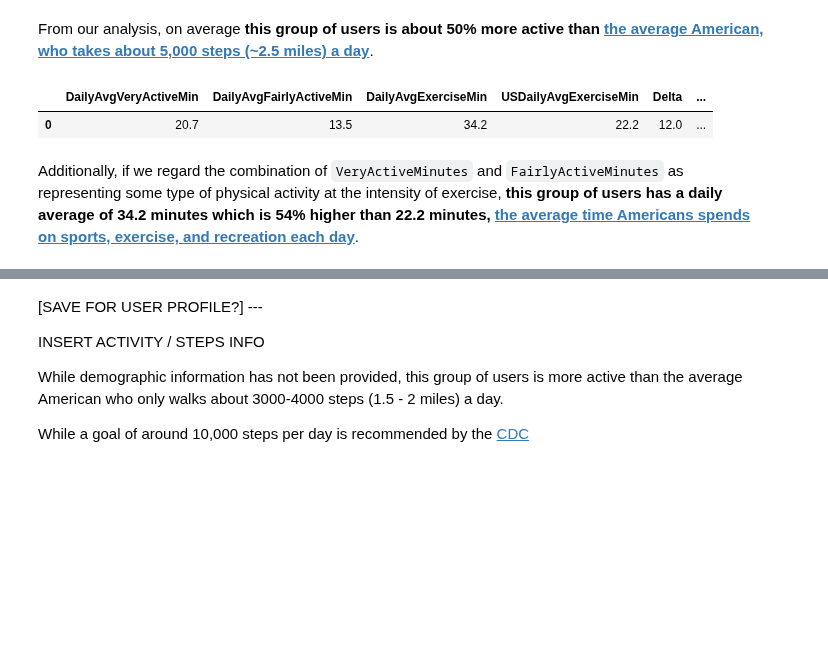
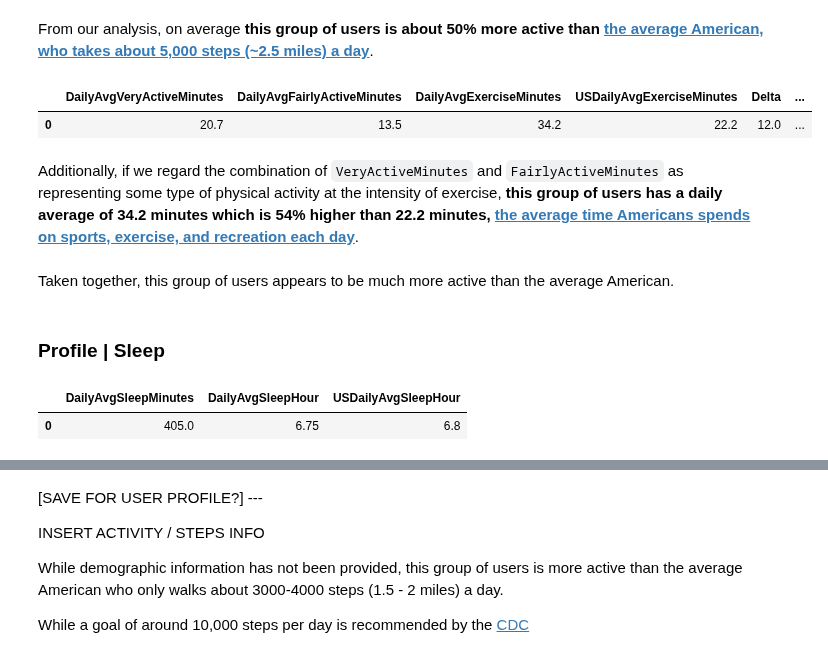
Before and after one commit to phlln/bellabeat-analysis, a Jupyter notebook: bellabeat_bigquery_playground.ipynb, the cells around one changed output, grey strips where cells are left out. Saved outputs shown, nothing was run; the diff lists cells and outputs as text; code cells hidden in the pictures; blank space fills up the shorter version.

```diff
--- a/bellabeat_bigquery_playground.ipynb
+++ b/bellabeat_bigquery_playground.ipynb
@@ -1399,33 +1399,33 @@ From our analysis, on average **this group of users is about 50% more active tha
 # %%
 %%bigquery
 WITH indiv_avg_intensity AS (
     SELECT Id,
            FORMAT_DATE('%a', ActivityDate) AS DayOfWeek,
            FORMAT_DATE('%w', ActivityDate) AS DayOfWeekOrder,
-           AVG(VeryActiveMinutes) AS IndivAvgVeryActiveMin,
-           AVG(FairlyActiveMinutes) AS IndivAvgFairlyActiveMin,
-           AVG(VeryActiveMinutes)+AVG(FairlyActiveMinutes) AS IndivAvgExerciseMin
+           AVG(VeryActiveMinutes) AS IndivAvgVeryActiveMinutes,
+           AVG(FairlyActiveMinutes) AS IndivAvgFairlyActiveMinutes,
+           AVG(VeryActiveMinutes)+AVG(FairlyActiveMinutes) AS IndivAvgExerciseMinutes
     FROM `gac-bellabeat.activity.daily`
     GROUP BY 1, 2, 3
 ),
 group_avg_intensity AS (
     SELECT DayOfWeek,
            DayOfWeekOrder,
-           AVG(IndivAvgVeryActiveMin) AS AvgVeryActiveMin,
-           AVG(IndivAvgFairlyActiveMin) AS AvgFairlyActiveMin,
-           AVG(IndivAvgVeryActiveMin) + AVG(IndivAvgFairlyActiveMin) AS AvgExerciseMin
+           AVG(IndivAvgVeryActiveMinutes) AS AvgVeryActiveMinutes,
+           AVG(IndivAvgFairlyActiveMinutes) AS AvgFairlyActiveMinutes,
+           AVG(IndivAvgVeryActiveMinutes) + AVG(IndivAvgFairlyActiveMinutes) AS AvgExerciseMinutes
       FROM indiv_avg_intensity
      GROUP BY 1, DayOfWeekOrder
 )
-SELECT  ROUND(AVG(AvgVeryActiveMin), 1) AS DailyAvgVeryActiveMin,
-        ROUND(AVG(AvgFairlyActiveMin), 1) AS DailyAvgFairlyActiveMin,
-        ROUND(AVG(AvgVeryActiveMin) + AVG(AvgFairlyActiveMin),1) AS DailyAvgExerciseMin,
-        22.2 AS USDailyAvgExerciseMin,
-        ROUND(AVG(AvgVeryActiveMin) + AVG(AvgFairlyActiveMin),1) - 22.2 AS Delta,
-        ROUND(((AVG(AvgVeryActiveMin) + AVG(AvgFairlyActiveMin)) - 22.2) / 22.2 *100, 1) AS PctDiff
+SELECT  ROUND(AVG(AvgVeryActiveMinutes), 1) AS DailyAvgVeryActiveMinutes,
+        ROUND(AVG(AvgFairlyActiveMinutes), 1) AS DailyAvgFairlyActiveMinutes,
+        ROUND(AVG(AvgVeryActiveMinutes) + AVG(AvgFairlyActiveMinutes),1) AS DailyAvgExerciseMinutes,
+        22.2 AS USDailyAvgExerciseMinutes,
+        ROUND(AVG(AvgVeryActiveMinutes) + AVG(AvgFairlyActiveMinutes),1) - 22.2 AS Delta,
+        ROUND(((AVG(AvgVeryActiveMinutes) + AVG(AvgFairlyActiveMinutes)) - 22.2) / 22.2 *100, 1) AS PctDiff
   FROM group_avg_intensity;
 # %% [output]
-|  | DailyAvgVeryActiveMin | DailyAvgFairlyActiveMin | DailyAvgExerciseMin | USDailyAvgExerciseMin | Delta | ... |
+|  | DailyAvgVeryActiveMinutes | DailyAvgFairlyActiveMinutes | DailyAvgExerciseMinutes | USDailyAvgExerciseMinutes | Delta | ... |
 | 0 | 20.7 | 13.5 | 34.2 | 22.2 | 12.0 | ... |
 # %% [markdown]
 Additionally, if we regard the combination of `VeryActiveMinutes` and `FairlyActiveMinutes` as representing some type of physical activity at the intensity of exercise, **this group of users has a daily average of 34.2 minutes which is 54% higher than 22.2 minutes, [the average time Americans spends on sports, exercise, and recreation each day](https://www.statista.com/statistics/189535/daily-average-time-spent-on-sports-and-exercise-in-the-us/)**.
@@ -1433,0 +1432,30 @@ Taken together, this group of users appears to be much more active than the aver
+# %% [markdown]
+Taken together, this group of users appears to be much more active than the average American.
+# %% [markdown]
+### Profile | Sleep
+# %%
+%%bigquery
+WITH indiv_avg_sleep AS (
+    SELECT Id,
+           FORMAT_DATE('%a', SleepDay) AS DayOfWeek,
+           FORMAT_DATE('%w', SleepDay) AS DayOfWeekOrder,
+           ROUND(AVG(TotalMinutesAsleep), 0) AS IndivAvgSleepMinutes,
+           ROUND(AVG(TotalMinutesAsleep)/60, 2) AS IndivAvgSleepHour
+    FROM `gac-bellabeat.activity.sleep`
+    GROUP BY 1, 2, 3
+),
+group_avg_sleep AS (
+    SELECT DayOfWeek,
+           DayOfWeekOrder,
+           ROUND(AVG(IndivAvgSleepMinutes), 0) AS AvgSleepMinutes,
+           ROUND(AVG(IndivAvgSleepHour), 2) AS AvgSleepHour
+      FROM indiv_avg_sleep
+     GROUP BY 1, 2
+)
+SELECT ROUND(AVG(AvgSleepMinutes), 0) AS DailyAvgSleepMinutes,
+       ROUND(AVG(AvgSleepHour), 2) AS DailyAvgSleepHour,
+       6.80 AS USDailyAvgSleepHour
+ FROM group_avg_sleep;
+# %% [output]
+|  | DailyAvgSleepMinutes | DailyAvgSleepHour | USDailyAvgSleepHour |
+| 0 | 405.0 | 6.75 | 6.8 |
```
Also changed, not shown: parts of 12 cells of this notebook.
